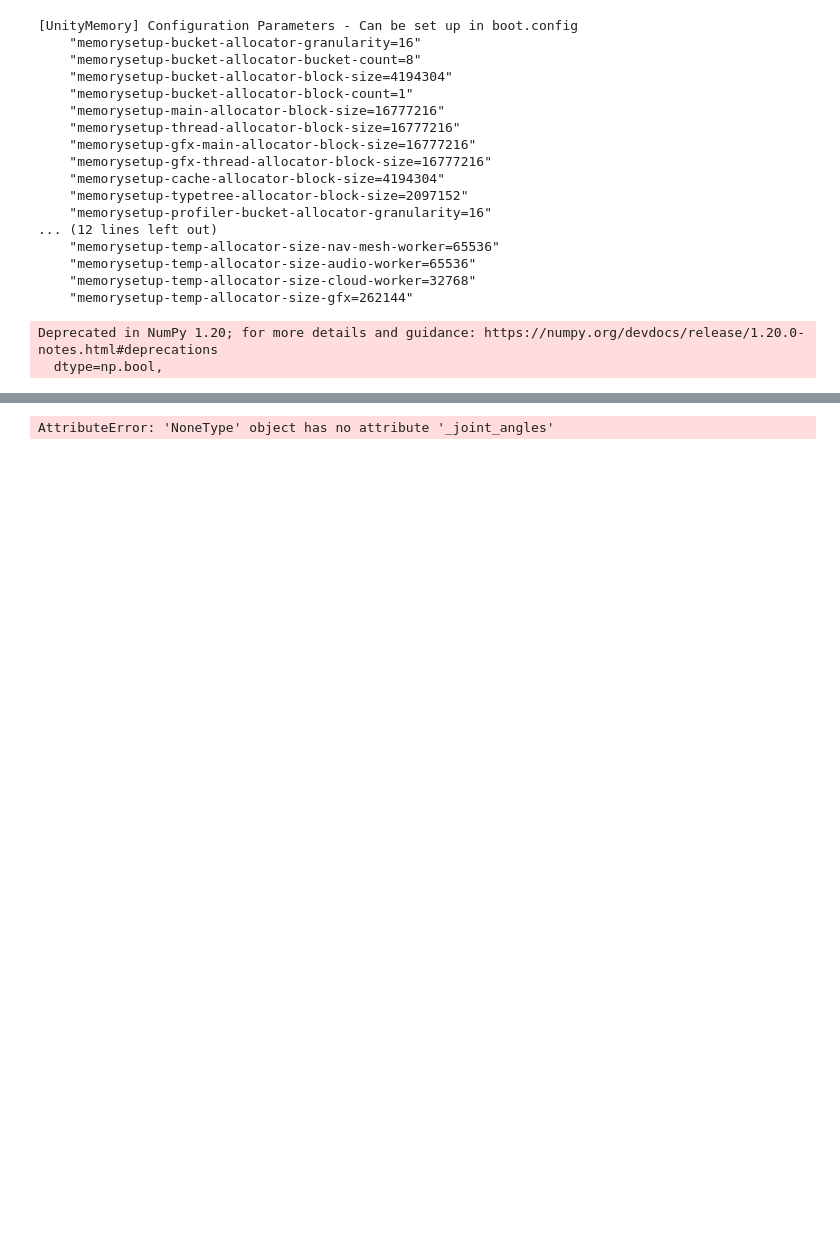
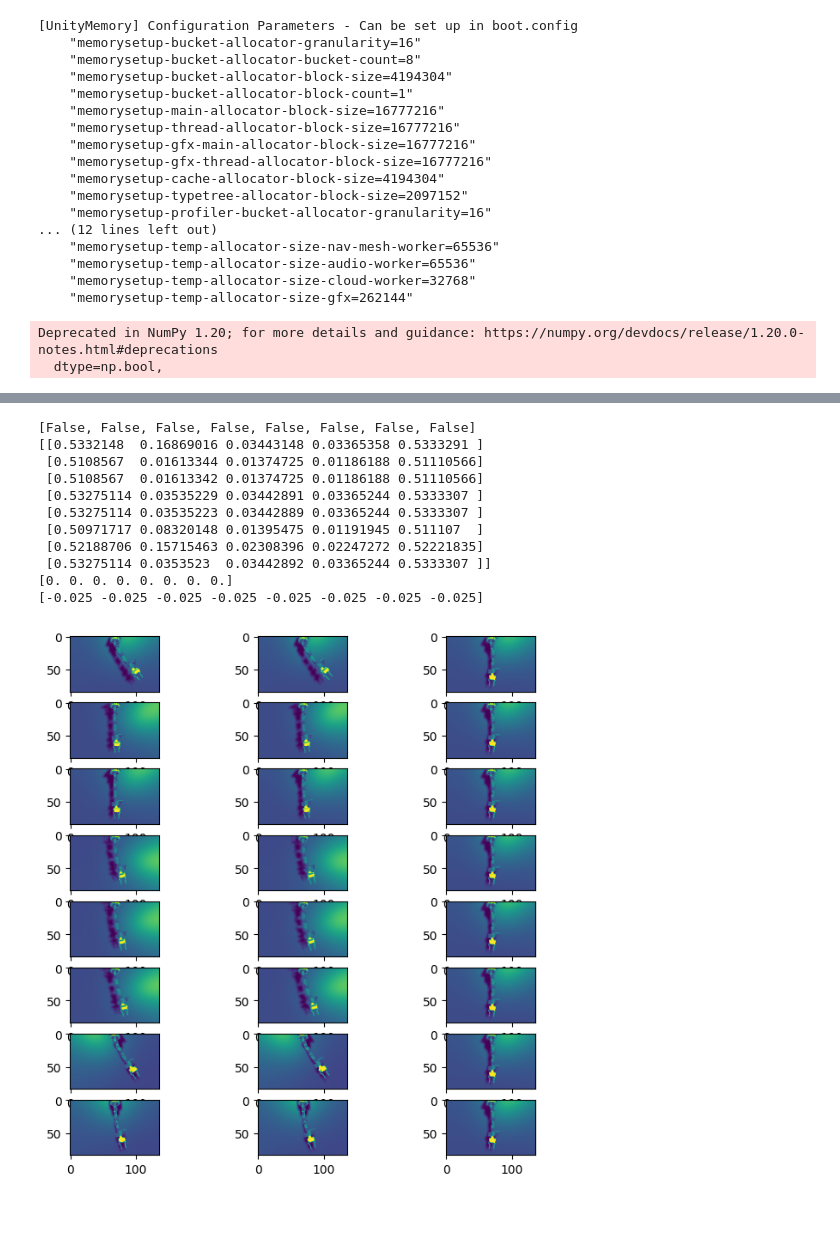
Before and after one commit to cthoens/purplerl, a Jupyter notebook: notebooks/UnityEvnTest.ipynb, the cells around one changed output, grey strips where cells are left out. Cells and saved outputs as stored; diff of their text form; code cells hidden in the pictures; blank space fills up the shorter version.

```diff
--- a/notebooks/UnityEvnTest.ipynb
+++ b/notebooks/UnityEvnTest.ipynb
@@ -57,53 +57,52 @@ plt.show()
 # %%
-def heuristic(position_obs, goal_obs, env_index) -> list[int]:
+def heuristic(position_obs, env_index) -> list[int]:
     act = []
 
-    for trainingAngle, goalAngle in zip(position_obs[env_index], goal_obs[env_index]):
-        trainingAngle *= 180
-        goalAngle *= 180
-        result = None
-        if (trainingAngle < goalAngle - 3):
-            act.append(3.0)
-        elif (trainingAngle > goalAngle + 3):
-            act.append(-3.0)
-        else:
-            act.append(0)
+    for trainingAngle in position_obs[env_index]:
+        act.append(1.0)
 
     return act
 
 joint_angles = env._joint_angles(last_obs)
-goal_angles = env._goal_angles(last_obs)
 
-act = torch.tensor([heuristic(joint_angles, goal_angles, env_index) for env_index in range(env.env_count)])
+act = torch.tensor([heuristic(joint_angles, env_index) for env_index in range(env.env_count)])
 
 obs, rew, done, success = env.step(act)
 
 def plot():
     fig, axs = plt.subplots(env.env_count, 3, figsize=(8,8), dpi= 100)
     for envIdx in range(env.env_count):
         axs[envIdx,0].imshow(env._training_obs(last_obs)[envIdx].squeeze())
         axs[envIdx,1].imshow(env._training_obs(obs)[envIdx].squeeze())
         axs[envIdx,2].imshow(env._goal_obs(obs)[envIdx].squeeze())
     plt.show()
 
 
-joint_angles = np.array(env._joint_angles(obs) * 180, dtype = int)
-goal_angles = np.array(env._goal_angles(obs) * 180, dtype = int)
+joint_angles = env._joint_angles(obs) #np.array(env._joint_angles(obs) * 180, dtype = int)
 remaining = env._remaining(obs).flatten()
 
 print(done)
-print(joint_angles[0])
-print(goal_angles[0])
-print(joint_angles[0]-goal_angles[0])
+print(joint_angles)
 print(remaining)
 #print(env.stats_channel.stats)
 print(rew)
 
 plot()
 
 last_obs = obs
 # %% [output]
-AttributeError: 'NoneType' object has no attribute '_joint_angles'
+[False, False, False, False, False, False, False, False]
+[[0.5332148  0.16869016 0.03443148 0.03365358 0.5333291 ]
+ [0.5108567  0.01613344 0.01374725 0.01186188 0.51110566]
+ [0.5108567  0.01613342 0.01374725 0.01186188 0.51110566]
+ [0.53275114 0.03535229 0.03442891 0.03365244 0.5333307 ]
+ [0.53275114 0.03535223 0.03442889 0.03365244 0.5333307 ]
+ [0.50971717 0.08320148 0.01395475 0.01191945 0.511107  ]
+ [0.52188706 0.15715463 0.02308396 0.02247272 0.52221835]
+ [0.53275114 0.0353523  0.03442892 0.03365244 0.5333307 ]]
+[0. 0. 0. 0. 0. 0. 0. 0.]
+[-0.025 -0.025 -0.025 -0.025 -0.025 -0.025 -0.025 -0.025]
+[figure, added]
 # %% [markdown]
 ##
 # %%
```
Also changed, not shown: parts of 3 cells of this notebook, 3 other files.
